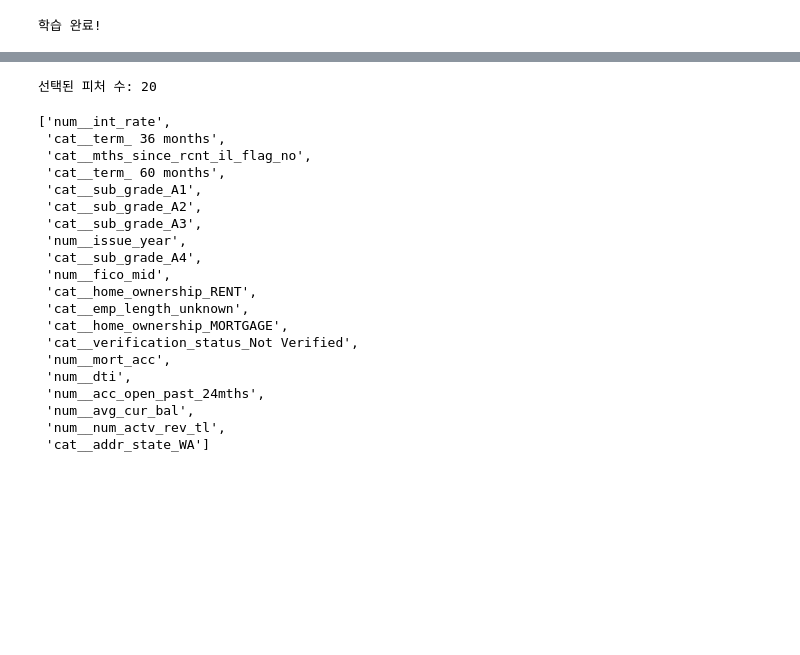
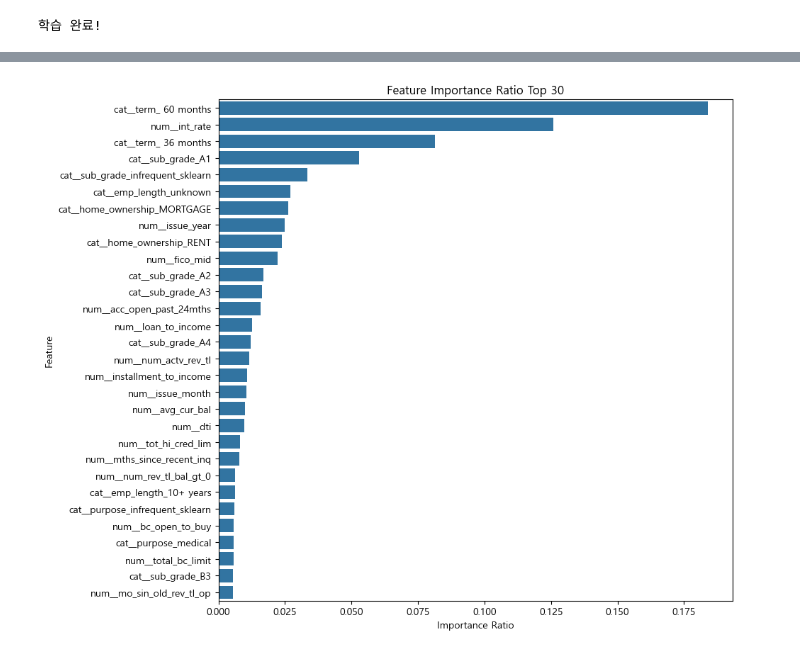
Before and after one commit to gywns7507/second_project, a Jupyter notebook: junick_XGboost.ipynb, the cells around one changed output, grey strips where cells are left out. Cells and saved outputs as stored; diff of their text form; code cells hidden in the pictures; blank space fills up the shorter version.

```diff
--- a/junick_XGboost.ipynb
+++ b/junick_XGboost.ipynb
@@ -275,23 +301,30 @@ print(importance_df.head(50))
 # %%
+import pandas as pd
+import matplotlib.pyplot as plt
+import seaborn as sns
+
+# feature importance 추출
+feature_names = pipe[:-1].get_feature_names_out()
+importances = pipe["model"].feature_importances_
+
+importance_df = pd.DataFrame({
+    "컬럼": feature_names,
+    "중요도": importances
+}).sort_values("중요도", ascending=False).reset_index(drop=True)
+
+importance_df["중요도비율"] = importance_df["중요도"] / importance_df["중요도"].sum()
+
+top_n = 30
+plot_df = importance_df.head(top_n).copy()
+
+plt.rcParams["font.family"] = "Malgun Gothic"
+plt.rcParams["axes.unicode_minus"] = False
+plt.figure(figsize=(10, 8))
+sns.barplot(data=plot_df, x="중요도비율", y="컬럼")
+plt.title(f"Feature Importance Ratio Top {top_n}")
+plt.xlabel("Importance Ratio")
+plt.ylabel("Feature")
+plt.tight_layout()
+plt.show()
 # %% [output]
-선택된 피처 수: 20
-['num__int_rate',
- 'cat__term_ 36 months',
- 'cat__mths_since_rcnt_il_flag_no',
- 'cat__term_ 60 months',
- 'cat__sub_grade_A1',
- 'cat__sub_grade_A2',
- 'cat__sub_grade_A3',
- 'num__issue_year',
- 'cat__sub_grade_A4',
- 'num__fico_mid',
- 'cat__home_ownership_RENT',
- 'cat__emp_length_unknown',
- 'cat__home_ownership_MORTGAGE',
- 'cat__verification_status_Not Verified',
- 'num__mort_acc',
- 'num__dti',
- 'num__acc_open_past_24mths',
- 'num__avg_cur_bal',
- 'num__num_actv_rev_tl',
- 'cat__addr_state_WA']
+[figure, added]
```
Also changed, not shown: parts of 12 cells of this notebook.
